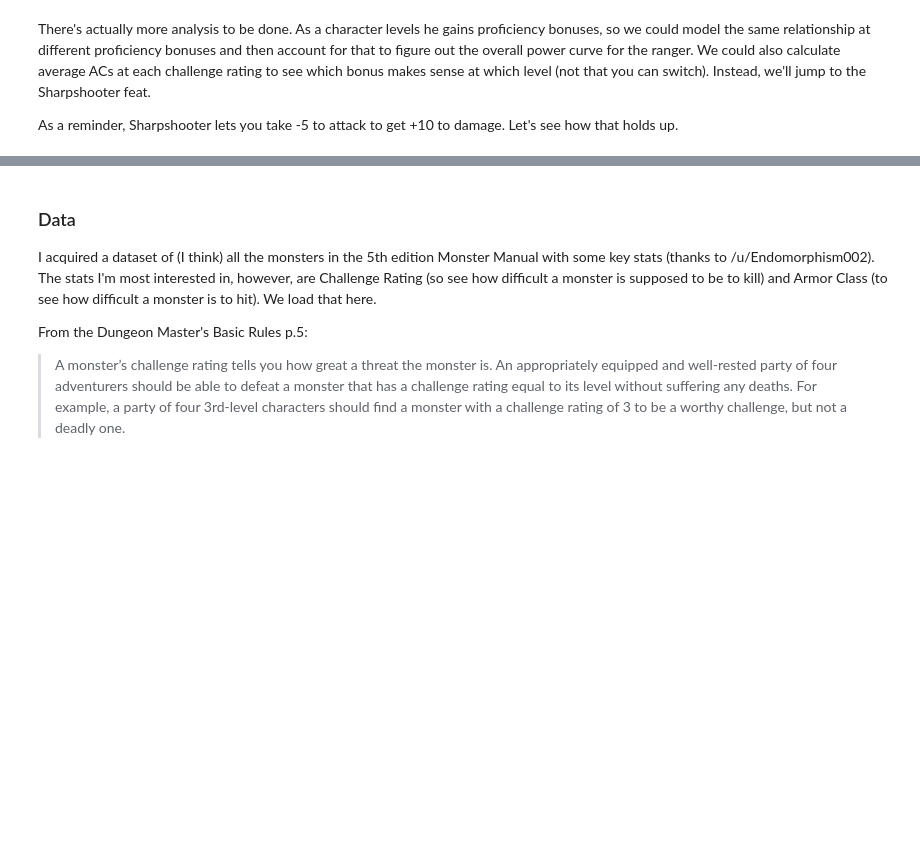
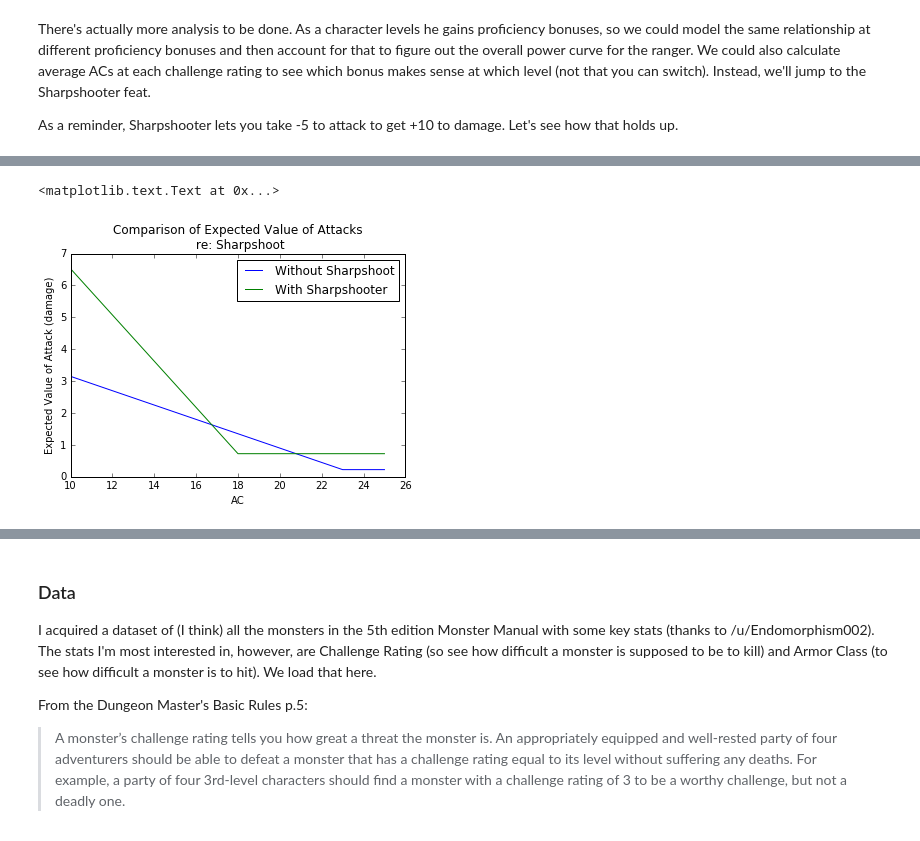
Before and after one commit to dails08/cobra-eligible, a Jupyter notebook: Dungeons and Data.ipynb, the cells around one changed output, grey strips where cells are left out. Saved outputs shown, nothing was run; the diff lists cells and outputs as text; code cells hidden in the pictures; blank space fills up the shorter version.

Commit message:
Done with initial analyses of attack vs. damage and Sharpshooter

```diff
--- a/Dungeons and Data.ipynb
+++ b/Dungeons and Data.ipynb
@@ -198,0 +195,22 @@ As a reminder, Sharpshooter lets you take -5 to attack to get +10 to damage.  Le
+# %%
+e_no_sharpshooter = []
+e_with_sharpshooter = []
+for AC in ACs:
+    #Attack bonuses: +2 proficiency bonus (the minimum) and +2 bonus from archery specialization
+    #(because that's what my ranger is)
+    #No damage bonus
+    e_no_sharpshooter.append(prHit(2+2, AC) * 4.5)
+    #Attack bonuses: +2 proficiency bonus (the minimum) and +2 bonus from archery specialization
+    #and -5 from the Sharpshooter option
+    #Damage bonus: +10 from the Sharpshooter option specialization
+    e_with_sharpshooter.append(prHit(2+2-5, AC) * (4.5 + 10))
+# %%
+plt.plot(ACs, e_no_sharpshooter, label = "Without Sharpshoot")
+plt.plot(ACs, e_with_sharpshooter, label = "With Sharpshooter")
+plt.legend()
+plt.title("Comparison of Expected Value of Attacks\n re: Sharpshoot")
+plt.xlabel("AC")
+plt.ylabel("Expected Value of Attack (damage)")
+# %% [output]
+<matplotlib.text.Text at 0x...>
+[figure, added]
```
Also changed, not shown: parts of 7 cells of this notebook.
